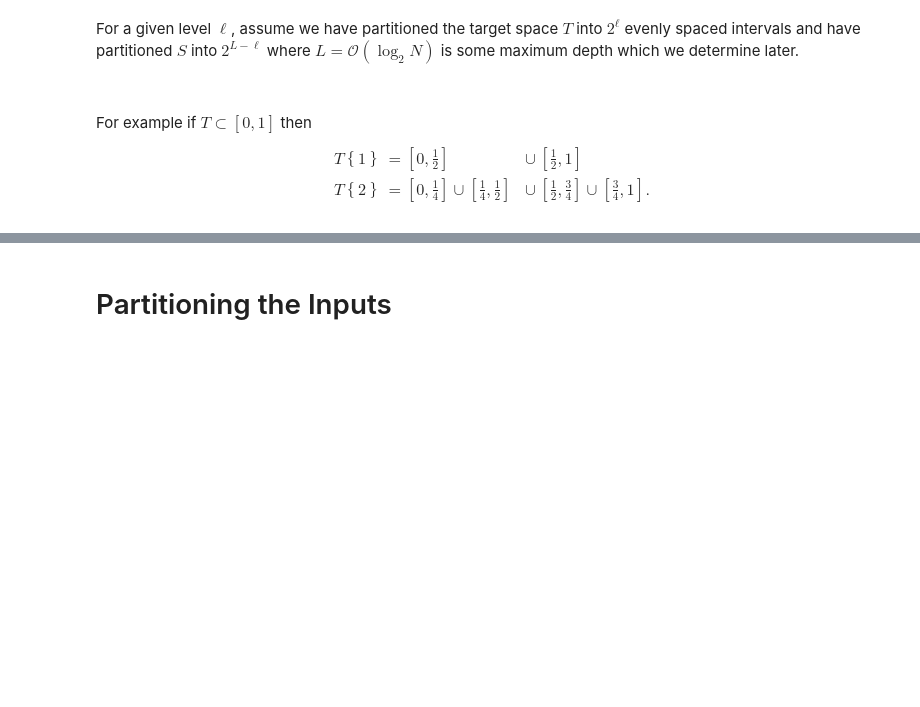
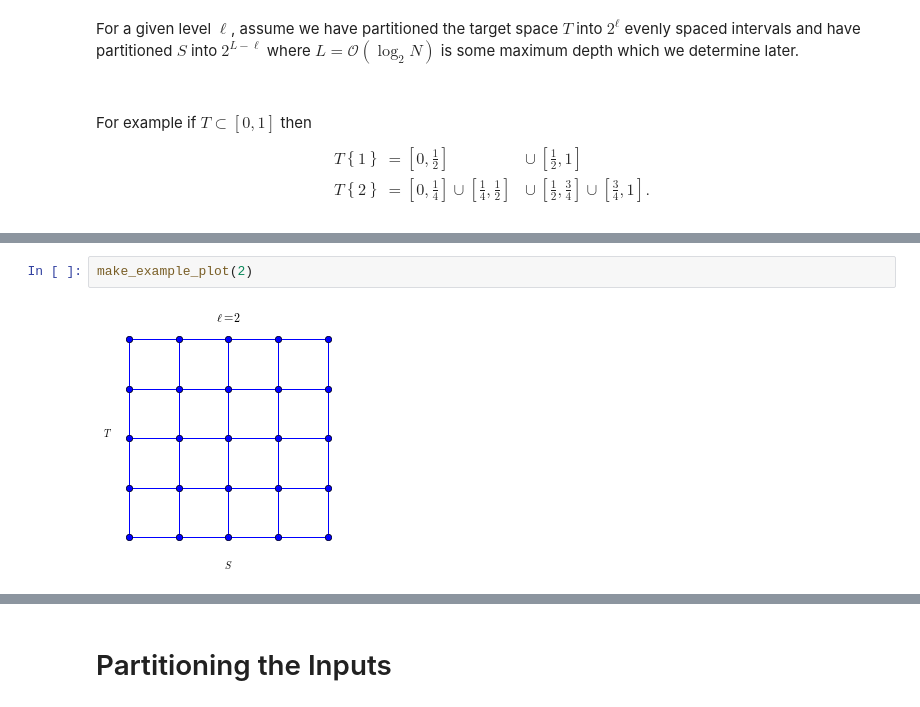
Before and after one commit to dhermes/butterfly-algorithm, a Jupyter notebook: butterfly.ipynb, the cells around one changed output, grey strips where cells are left out. Drawn from its saved outputs; the diff is of its cells as text; blank space fills up the shorter version.

```diff
--- a/butterfly.ipynb
+++ b/butterfly.ipynb
@@ -248,0 +296,4 @@ T\left\{2\right\} &= \left[0, \frac{1}{4}\right] \cup \left[\frac{1}{4},
+# %%
+make_example_plot(2)
+# %% [output]
+[figure, added]
```
Also changed, not shown: parts of 10 cells of this notebook, 1 other file.
